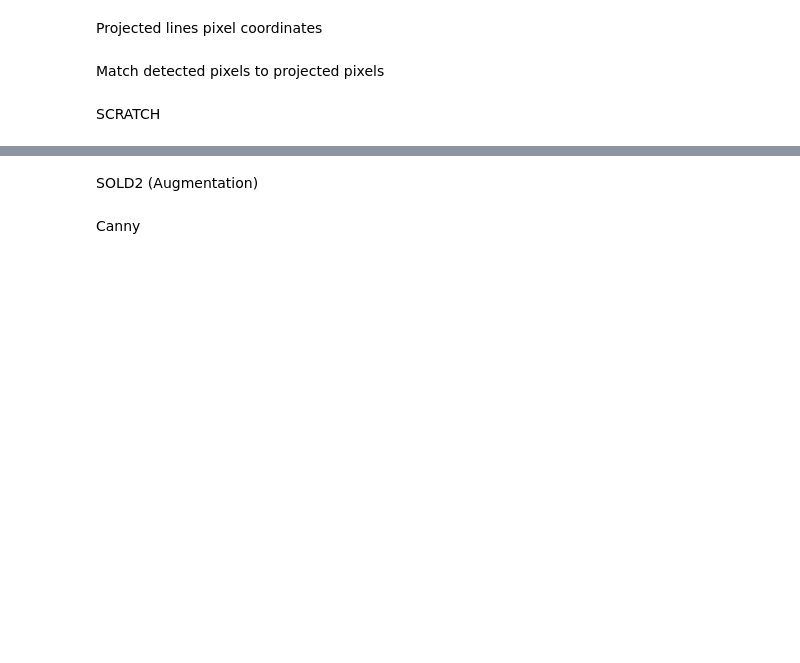
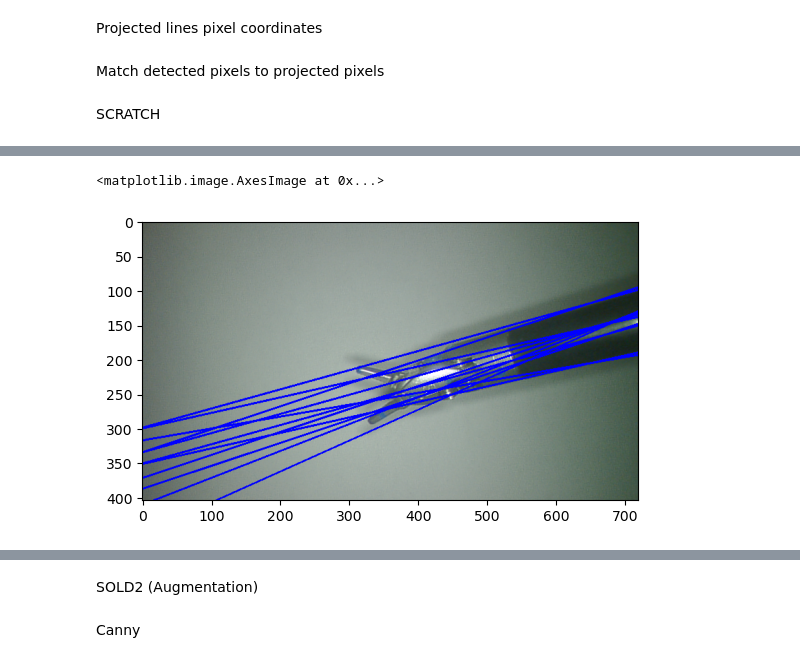
Before and after one commit to ucsdarclab/surgical_tool_tracking, a Jupyter notebook: kornia_dev/scratch.ipynb, the cells around one changed output, grey strips where cells are left out. Saved outputs shown, nothing was run; the diff lists cells and outputs as text; code cells hidden in the pictures; blank space fills up the shorter version.

```diff
--- a/kornia_dev/scratch.ipynb
+++ b/kornia_dev/scratch.ipynb
@@ -252,9 +252,9 @@ from probability_functions_kornia import *
 from utils_kornia import *
 
 # File inputs
-robot_file    = './../../journal_dataset/LND.json'
-camera_file   = './../../journal_dataset/camera_calibration.yaml'
-hand_eye_file = './../../journal_dataset/handeye.yaml'
+robot_file    = '../../journal_dataset/LND.json'
+camera_file   = '../../journal_dataset/camera_calibration.yaml'
+hand_eye_file = '../../journal_dataset/handeye.yaml'
 
 '''
 # crop parameters
@@ -2026,0 +2129,6 @@ SCRATCH
+# %%
+lines, img = detectCannyShaftLines(crop_ref_l, 5, 0.05, 100, 5, 0.05)
+plt.imshow(img)
+# %% [output]
+<matplotlib.image.AxesImage at 0x...>
+[figure, added]
```
Also changed, not shown: parts of 3 cells of this notebook.
